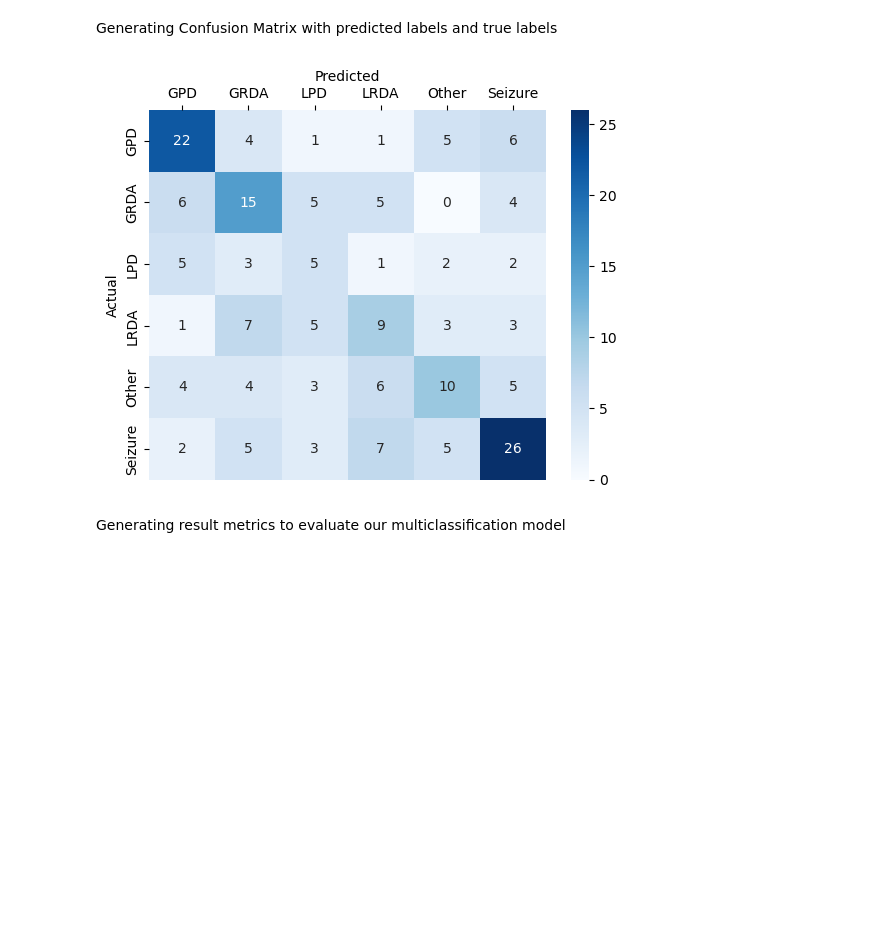
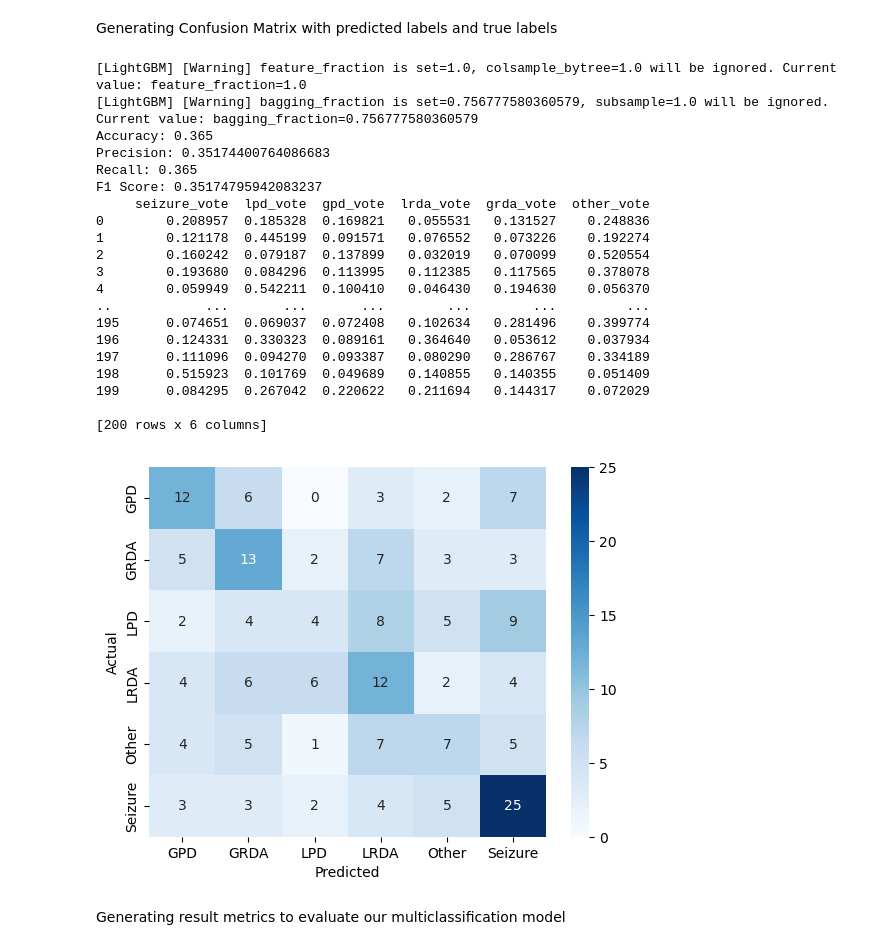
Before and after one commit to sfu-cmpt340/2024_1_project_11, a Jupyter notebook: hms.ipynb, the cells around one changed output. Drawn from its saved outputs; the diff is of its cells as text; code cells hidden in the pictures; blank space fills up the shorter version.

```diff
--- a/hms.ipynb
+++ b/hms.ipynb
@@ -296,27 +276,33 @@ Splitting Data 80/20 and adjusting params to obtain training and testing sets
 Training our LGBM model on the training data and evaluating it on the test data - Probabilities for each target label are obtained and Displayed
 # %% [markdown]
 Generating Confusion Matrix with predicted labels and true labels
-# %%
-# Generate confusion matrix
-import seaborn as sns
-from sklearn.metrics import confusion_matrix
-
-y_pred = lgb_model.predict(X_test)
-cm = confusion_matrix(y_test, y_pred)
-
-cm_df = pd.DataFrame(cm)
-
-cm_df.columns = le.inverse_transform([0,1,2,3,4,5]).tolist()
-cm_df.index = le.inverse_transform([0,1,2,3,4,5]).tolist()
-
-hm = sns.heatmap(cm_df, annot=True, cmap='Blues')
-hm.set_xlabel('Predicted')
-hm.set_ylabel('Actual')
-
-hm.xaxis.set_label_position('top')
-hm.xaxis.tick_top()
-# %% [output]
-[figure, removed]
+# %%
+# Generate confusion matrix and evaluation
+pred_df = evaluation.predict_probabilities(lgb_model, X_test)
+evaluation.evaluate_model(y_test, y_pred, le)
+print(pred_df)
+# %% [output]
+[LightGBM] [Warning] feature_fraction is set=1.0, colsample_bytree=1.0 will be ignored. Current value: feature_fraction=1.0
+[LightGBM] [Warning] bagging_fraction is set=0.756777580360579, subsample=1.0 will be ignored. Current value: bagging_fraction=0.756777580360579
+Accuracy: 0.365
+Precision: 0.35174400764086683
+Recall: 0.365
+F1 Score: 0.35174795942083237
+     seizure_vote  lpd_vote  gpd_vote  lrda_vote  grda_vote  other_vote
+0        0.208957  0.185328  0.169821   0.055531   0.131527    0.248836
+1        0.121178  0.445199  0.091571   0.076552   0.073226    0.192274
+2        0.160242  0.079187  0.137899   0.032019   0.070099    0.520554
+3        0.193680  0.084296  0.113995   0.112385   0.117565    0.378078
+4        0.059949  0.542211  0.100410   0.046430   0.194630    0.056370
+..            ...       ...       ...        ...        ...         ...
+195      0.074651  0.069037  0.072408   0.102634   0.281496    0.399774
+196      0.124331  0.330323  0.089161   0.364640   0.053612    0.037934
+197      0.111096  0.094270  0.093387   0.080290   0.286767    0.334189
+198      0.515923  0.101769  0.049689   0.140855   0.140355    0.051409
+199      0.084295  0.267042  0.220622   0.211694   0.144317    0.072029
+
+[200 rows x 6 columns]
+[figure, added]
 # %% [markdown]
 Generating result metrics to evaluate our multiclassification model
 # %%
```
Also changed, not shown: parts of 8 cells of this notebook, 4 other files.
